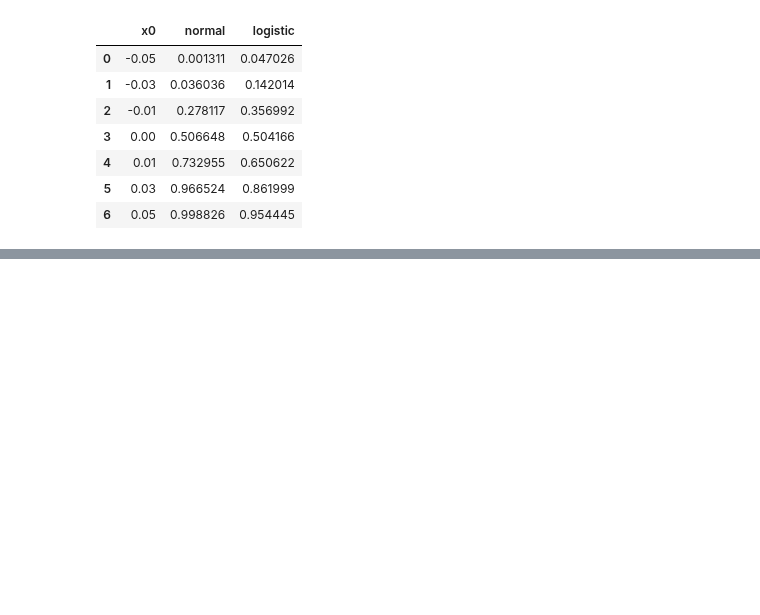
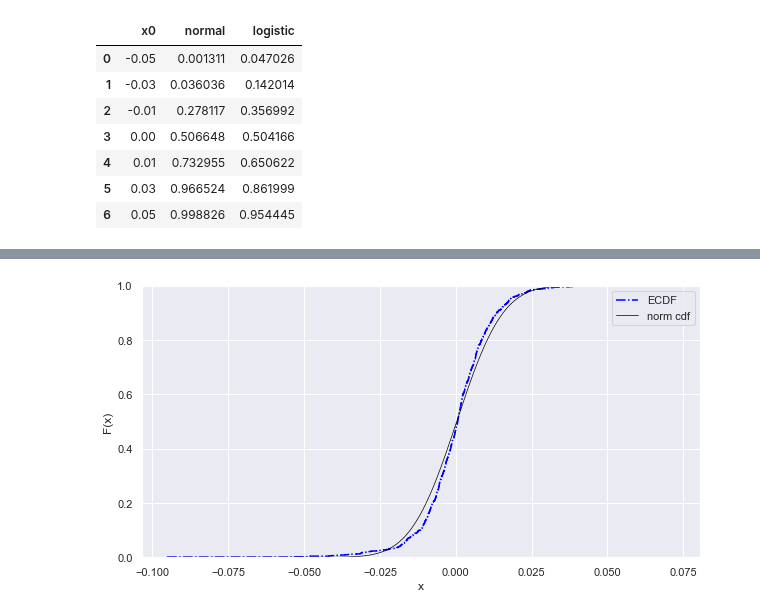
Before and after one commit to Szymex49/NVIDIA_risk_management, a Jupyter notebook: Prezentacja_2.ipynb, the cells around one changed output, grey strips where cells are left out. Cells and saved outputs as stored; diff of their text form; code cells hidden in the pictures; blank space fills up the shorter version.

```diff
--- a/Prezentacja_2.ipynb
+++ b/Prezentacja_2.ipynb
@@ -85,7 +85,7 @@ def comp_quantile(x, p1, p2, p3): #p ma być z zakresu [0, 1]
     return df
 
 #Porównanie dystrybuant teoretycznych z dystrybuantą empiryczną
-def cdf(x, best_fit = None):
+def cdf(x, best_fit = None, port = False):
     fig = plt.figure(figsize=(10, 5))
     ax = fig.add_subplot(1, 1, 1)
 
@@ -94,8 +94,9 @@ def cdf(x, best_fit = None):
     sigma = stdev(x)
 
     sns.ecdfplot(data = x, color = 'blue', label = 'ECDF', linestyle = 'dashdot')
-    y = norm.cdf(x, mi, sigma)
-    plt.plot(x, y, color = 'black', label = 'norm cdf', lw = .7)
+    if port == True:
+        y = norm.cdf(x, mi, sigma)
+        plt.plot(x, y, color = 'black', label = 'norm cdf', lw = .7)
 
     if best_fit == logistic:
         y2 = logistic.cdf(x, mi, math.sqrt(3)/math.pi*sigma) #rozkład logistyczny
@@ -266,0 +320,4 @@ comp_dist(r2)
+# %%
+cdf(port, True)
+# %% [output]
+[figure, added]
```
Also changed, not shown: parts of 6 cells of this notebook, 1 other file.
